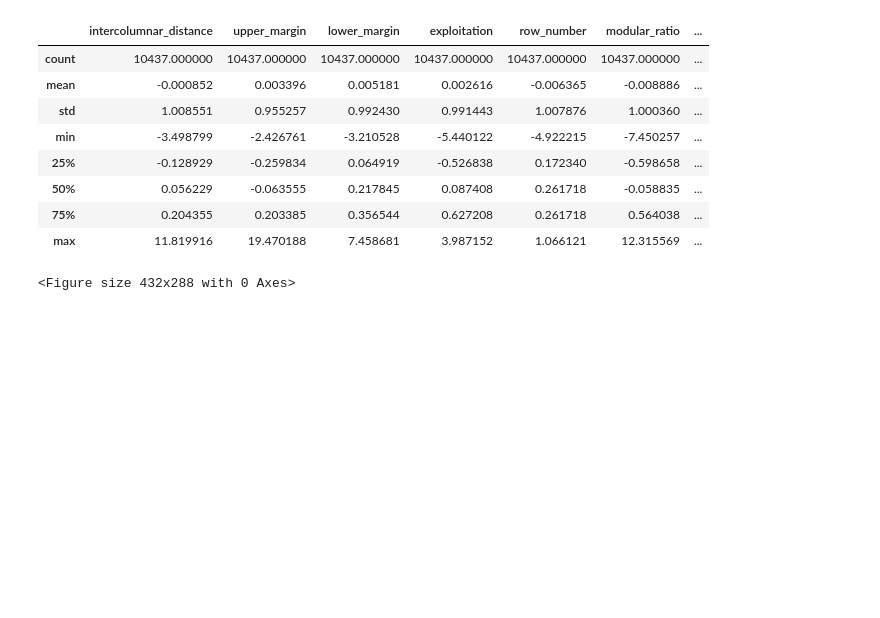
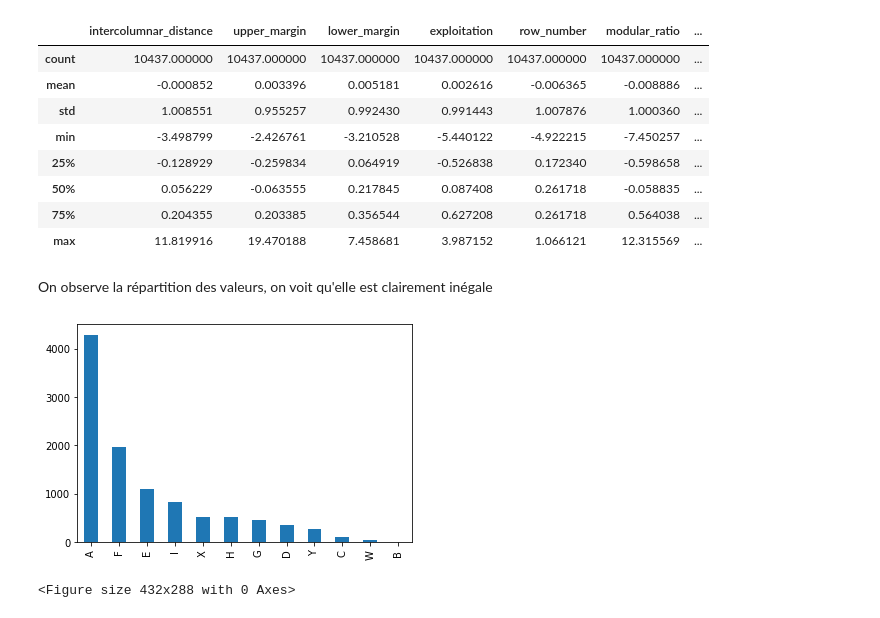
Before and after one commit to QuentinGABOT/Projet-Python, a Jupyter notebook: cleanone.ipynb, the cells around one changed output. Drawn from its saved outputs; the diff is of its cells as text; code cells hidden in the pictures; blank space fills up the shorter version.

```diff
--- a/cleanone.ipynb
+++ b/cleanone.ipynb
@@ -21,3 +30,9 @@ df.describe()
 | 50% | 0.056229 | -0.063555 | 0.217845 | 0.087408 | 0.261718 | -0.058835 | ... |
 | 75% | 0.204355 | 0.203385 | 0.356544 | 0.627208 | 0.261718 | 0.564038 | ... |
 | max | 11.819916 | 19.470188 | 7.458681 | 3.987152 | 1.066121 | 12.315569 | ... |
+# %% [markdown]
+On observe la répartition des valeurs, on voit qu'elle est clairement inégale
+# %%
+df['class'].value_counts().plot(kind='bar');
+# %% [output]
+[figure, added]
```
Also changed, not shown: parts of 8 cells of this notebook.
